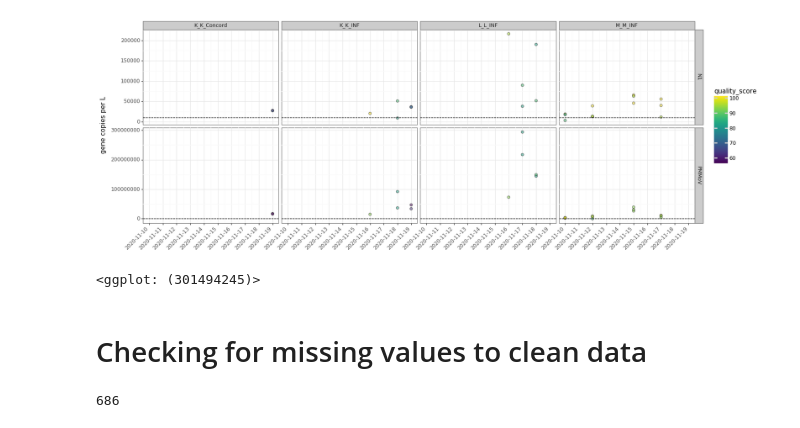
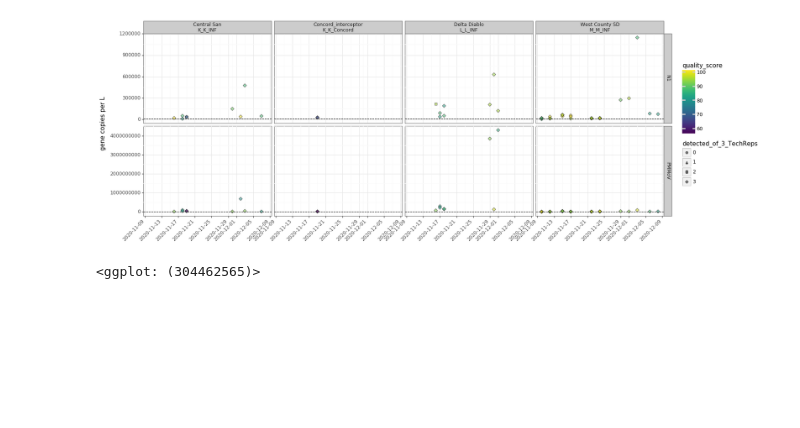
Before and after one commit to wastewaterlab/data_analysis, a Jupyter notebook: notebooks/testing_full_pipeline.ipynb, the cells around one changed output. Drawn from its saved outputs; the diff is of its cells as text; code cells hidden in the pictures; blank space fills up the shorter version.

Commit message:
updated and simplified full pipeline walkthrough

```diff
--- a/notebooks/testing_full_pipeline.ipynb
+++ b/notebooks/testing_full_pipeline.ipynb
@@ -76,15 +89,16 @@ plates = '/Users/rosekantor/scientific_work/Nelson_lab/wbe_project/data_wbe/Plat
 # %%
-gc = None
-url = None
+# define defaults
+gc = None # reading from CSV so no google authentication
+url = None # reading from CSV so no url
 rxn_volume = 20.0
 template_volume = 5.0
 
 plate_df = read_qpcr_data(gc, url, qpcr)
-plate_df = plate_df[plate_df.plate_id >= 1000]
+plate_df = plate_df[plate_df.plate_id >= 1000] # until dataset is cleaned, we must remove old plates
+
 qpcr_processed_dilutions, plate_target_info = process_qpcr_plate(plate_df)
 
-
-# merge plate data with data coming out of process_qpcr_plate
+# merge plate data with data coming from process_qpcr_plate
 plate_info_df = pd.read_csv(plates)
 plate_target_info = plate_target_info.merge(plate_info_df, how = 'left', on = 'plate_id')
 
@@ -92,7 +106,7 @@ plate_target_info = plate_target_info.merge(plate_info_df, how = 'left', on = 'p
 plate_target_info.loc[plate_target_info.rxn_volume.isna(), 'rxn_volume'] = rxn_volume
 plate_target_info.loc[plate_target_info.template_volume.isna(), 'template_volume'] = template_volume
 
-# process Xeno assay results to check for inhibition
+# process Xeno assay results to check for inhibition, note that we are no longer using Xeno, but old data still contains it
 qpcr_processed_dilutions_xeno = qpcr_processed_dilutions[qpcr_processed_dilutions.Target == 'Xeno']
 df_xeno = []
 for plate_id, df in qpcr_processed_dilutions_xeno.groupby('plate_id'):
@@ -102,7 +116,7 @@ df_xeno = pd.concat(df_xeno)
 qpcr_processed_dilutions = qpcr_processed_dilutions.merge(df_xeno, how='left', on=['Sample', 'dilution', 'plate_id'])
 qpcr_processed_dilutions = qpcr_processed_dilutions[qpcr_processed_dilutions.Target != 'Xeno']
 
-# process dilutions
+# process dilutions (we do 1x and 5x dilutions for each sample, so we need to choose one to report)
 qpcr_processed = choose_dilution(qpcr_processed_dilutions)
 
 # merge with sample data and plate_target info
@@ -114,10 +128,19 @@ sample_data_qpcr = sample_data_qpcr.merge(plate_target_info, how = 'left', on =
 # pull out extraction controls and report them for each batch
 sample_data_qpcr = get_extraction_control(sample_data_qpcr)
 
-# calculate gc/L and N1:PMMoV
-sample_data_qpcr['gc_per_L'] = calculate_gc_per_l(sample_data_qpcr) # get gc/L
-sample_data_qpcr = normalize_to_pmmov(sample_data_qpcr)
-
 # add quality scores
 quality_scores = quality_score(sample_data_qpcr)
 sample_data_qpcr = sample_data_qpcr.merge(quality_scores, how='left', on=['Sample', 'Target', 'plate_id'])
+
+# calculate gc/L and N1:PMMoV
+sample_data_qpcr['gc_per_L'] = calculate_gc_per_l(sample_data_qpcr)
+sample_data_qpcr.loc[sample_data_qpcr.gc_per_L.isna(), 'gc_per_L'] = 0 # convert values to zero
+sample_data_qpcr = normalize_to_pmmov(sample_data_qpcr)
+sample_data_qpcr.loc[sample_data_qpcr.mean_normalized_to_pmmov.isna(), 'mean_normalized_to_pmmov'] = 0 # convert values to zero
+
+# filter out controls and samples without a county
+sample_data_qpcr = sample_data_qpcr[~sample_data_qpcr.county.isna()].copy()
+sample_data_qpcr = sample_data_qpcr[~sample_data_qpcr.county.str.contains('control')].copy() # these filters can't be in the same line or pandas freaks
+
+# make column listing number of technical replicates detected, based on the non-detect count
+sample_data_qpcr['detected_of_3_TechReps'] = 3 - sample_data_qpcr['nondetect_count']
@@ -142,37 +167,21 @@ plate_target_info[plate_target_info.Target == 'N1'].head()
 # %%
-# make column listing number of technical replicates detected, based on the non-detect count
-sample_data_qpcr['detected_of_3_TechReps'] = 3 - sample_data_qpcr['nondetect_count']
 # define all county dataframes
 df_plotting = sample_data_qpcr[sample_data_qpcr.Target.isin(['N1', 'PMMoV'])].copy()
-df_plotting = df_plotting[df_plotting.date_sampling > '2020-08-01']
 df_plotting.nondetect_count = df_plotting.nondetect_count.astype('category') # convert to category so we can plot them by shape
 df_plotting.detected_of_3_TechReps = df_plotting.detected_of_3_TechReps.astype('category') # convert to category so we can plot them by shape
+
 contracosta = df_plotting[df_plotting.county == 'Contra Costa'].copy()
 
 # N1 and PMMoV
-plt = (ggplot(contracosta, aes(x='date_sampling', y='gc_per_L', fill='quality_score')) +
+plt = (ggplot(contracosta, aes(x='date_sampling', y='gc_per_L', fill='quality_score', shape='detected_of_3_TechReps')) +
 geom_point(size=2, alpha=0.5)+
 geom_abline(slope=0, intercept=10000, linetype='dashed')+
 ylab('gene copies per L\n\n')+
 xlab("")+
-#scale_x_datetime(breaks = sf[sf.sample_code == 'D_OSP_INF'].date_sampling.unique(), labels = date_format('%D'))+
-facet_grid('Target ~ sample_code', scales='free_y')+ #,
+facet_grid('Target ~ interceptor_full_name + sample_code', scales='free_y')+ #,
 theme_bw()+ theme(axis_text_x=element_text(rotation=45, hjust=1), figure_size=(17,6)) )
 
 display(plt)
 # %% [output]
-[figure, old version]
+[figure, new version]
-<ggplot: (301494245)>
+<ggplot: (304462565)>
-# %% [markdown]
-# Checking for missing values to clean data
-# %%
-missing_date_sampling = sample_data[(sample_data.sample_id != '__') &
-                                    (~sample_data.sample_id.str.contains('control')) &
-                                    (np.isnat(sample_data.date_sampling))]
-missing_date_extract = sample_data[(sample_data.sample_id != '__') &
-                                    (~sample_data.sample_id.str.contains('control')) &
-                                    (np.isnat(sample_data.date_extract))]
-len(missing_date_sampling)
-len(missing_date_extract) # These samples are the wastewater archive (or samples yet to be extracted)
-# %% [output]
-686
```
Also changed, not shown: parts of 17 cells of this notebook.
